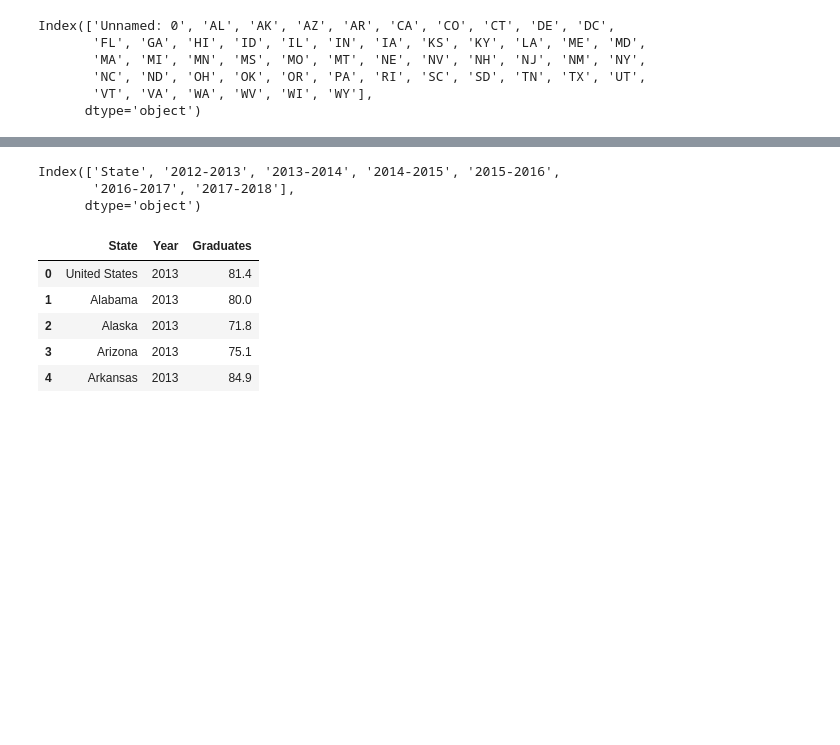
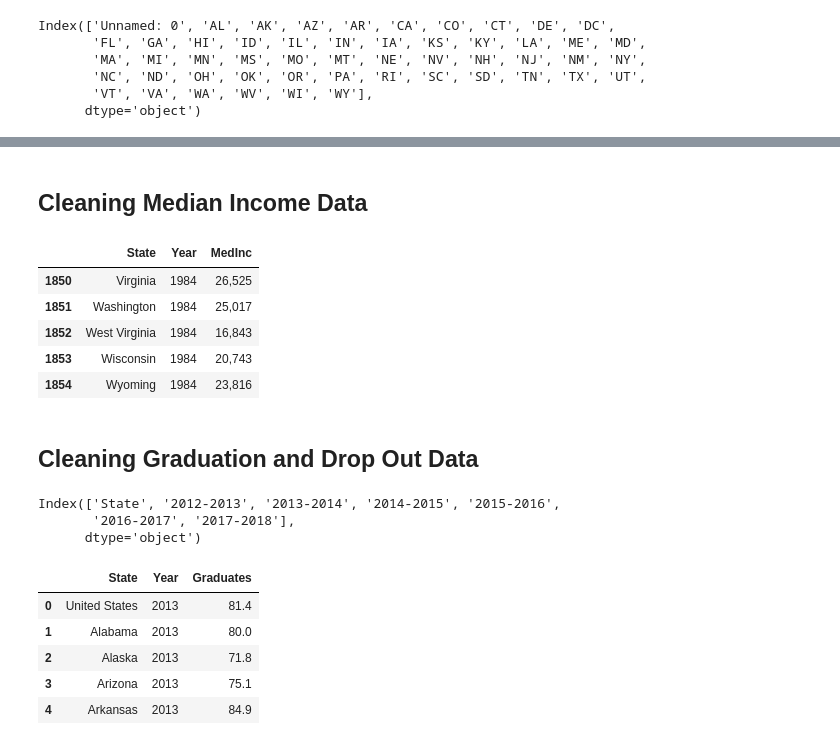
Before and after one commit to shayleelaura/Independent_Capstone, a Jupyter notebook: State Student Spending Case Study.ipynb, the cells around one changed output, grey strips where cells are left out. Cells and saved outputs as stored; diff of their text form; code cells hidden in the pictures; blank space fills up the shorter version.

Commit message:
data clean up

```diff
--- a/State Student Spending Case Study.ipynb
+++ b/State Student Spending Case Study.ipynb
@@ -157,3 +146,24 @@ print(Income.head())
+# %% [markdown]
+## Cleaning Median Income Data
+# %%
+#Read in Median Income (Deleted out Standard Deviation as well as repetitive information from original file)
+MedianInc = pd.read_csv('Data/Median Income Edit.csv')
+
+#Flip
+MedianInc = MedianInc.melt(id_vars = ['State'], var_name='Year', value_name = 'MedInc')
+
+MedianInc.head()
+MedianInc.tail()
+#Delete unnecessary columns and repetitive information.
+# %% [output]
+|  | State | Year | MedInc |
+| 1850 | Virginia | 1984 | 26,525 |
+| 1851 | Washington | 1984 | 25,017 |
+| 1852 | West Virginia | 1984 | 16,843 |
+| 1853 | Wisconsin | 1984 | 20,743 |
+| 1854 | Wyoming | 1984 | 23,816 |
+# %% [markdown]
+## Cleaning Graduation and Drop Out Data
 # %%
 #examine data
 print(Grad.columns)
```
Also changed, not shown: parts of 17 cells of this notebook, 4 other files.
